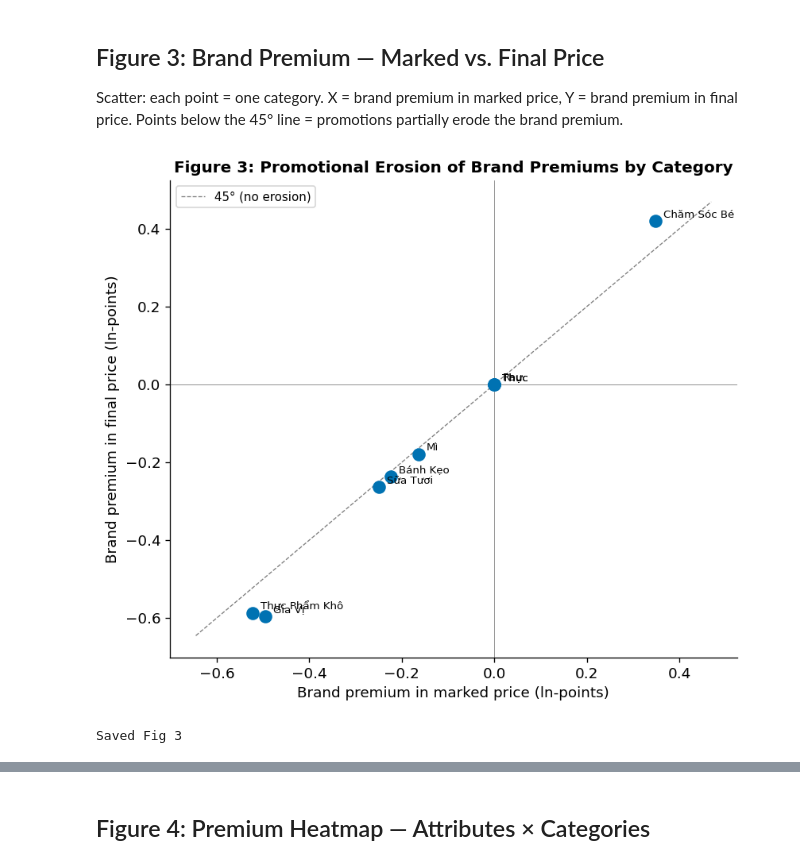
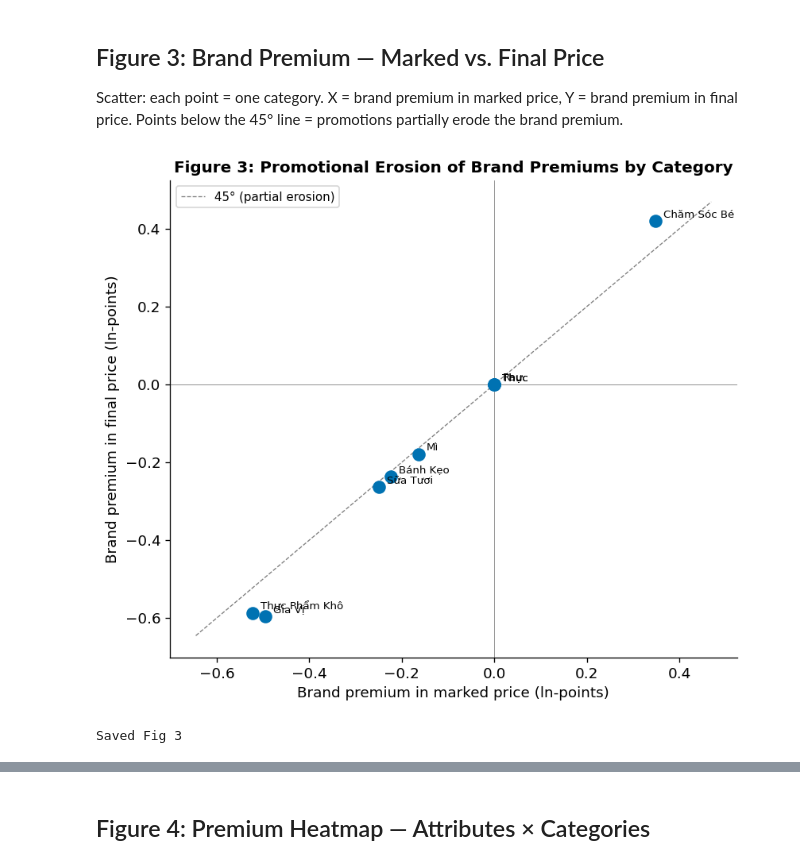
Before and after one commit to AureliaMei/Online-Food-Price, a Jupyter notebook: notebooks/visualize_hedonic.ipynb, the cells around one changed output, grey strips where cells are left out. Saved outputs shown, nothing was run; the diff lists cells and outputs as text; code cells hidden in the pictures.

```diff
--- a/notebooks/visualize_hedonic.ipynb
+++ b/notebooks/visualize_hedonic.ipynb
@@ -203,33 +295,33 @@ for cat in eligible:
         pass
 
 cats  = list(cat_results_final.keys())
 x_val = [cat_results_marked[c] for c in cats]
 y_val = [cat_results_final[c]  for c in cats]
 
 fig, ax = plt.subplots(figsize=(7, 6))
 
 ax.scatter(x_val, y_val, color=COLORS['blue'], s=80, zorder=3)
 
 # 45° line
 lim = [min(x_val + y_val) - 0.05, max(x_val + y_val) + 0.05]
-ax.plot(lim, lim, 'k--', linewidth=0.8, alpha=0.5, label='45° (no erosion)')
+ax.plot(lim, lim, 'k--', linewidth=0.8, alpha=0.5, label='45° (partial erosion)')
 
 for cat, x, y in zip(cats, x_val, y_val):
     short = cat.split()[0] if len(cat) > 15 else cat
     ax.annotate(short, (x, y), textcoords='offset points', xytext=(6, 3), fontsize=8)
 
 ax.set_xlabel('Brand premium in marked price (ln-points)')
 ax.set_ylabel('Brand premium in final price (ln-points)')
 ax.set_title('Figure 3: Promotional Erosion of Brand Premiums by Category',
              fontweight='bold')
 ax.axhline(0, color='gray', linewidth=0.5)
 ax.axvline(0, color='gray', linewidth=0.5)
 ax.legend(fontsize=9)
 
 plt.tight_layout()
 plt.savefig(OUT / 'thesis_fig3_brand_premium_marked_vs_final.png', dpi=150, bbox_inches='tight')
 plt.show()
 print("Saved Fig 3")
 # %% [output]
-[figure, old version]
+[figure, new version]
 Saved Fig 3
```
Also changed, not shown: parts of 6 cells of this notebook, 11 other files.
